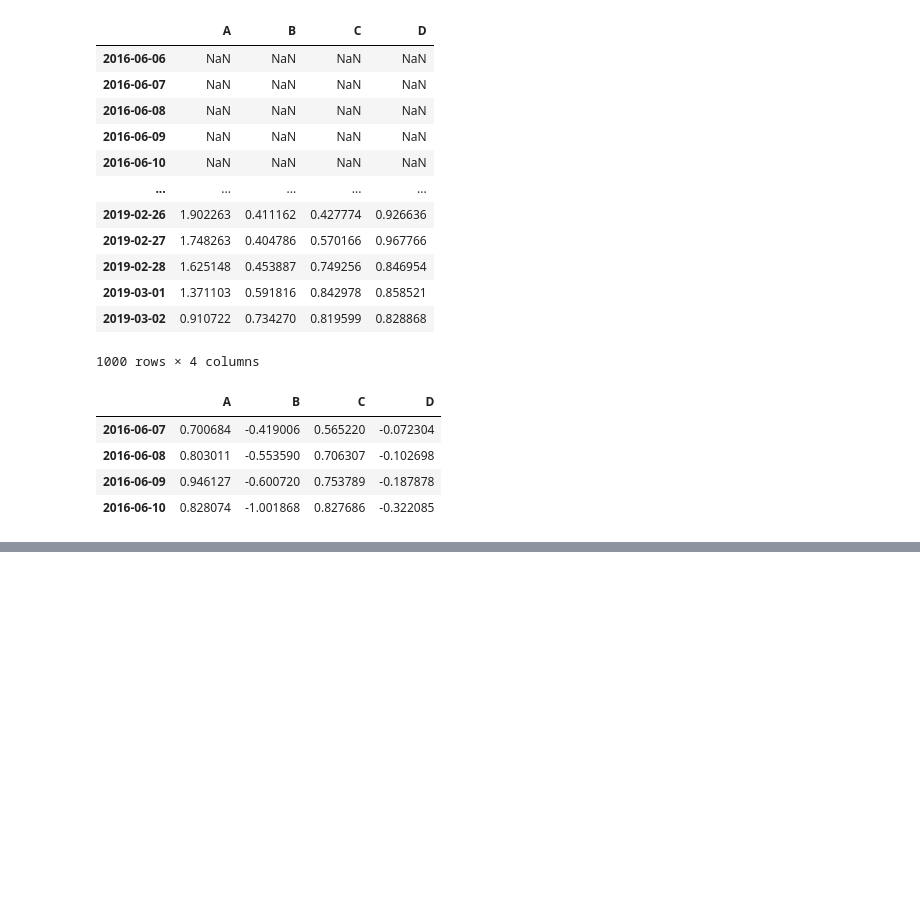
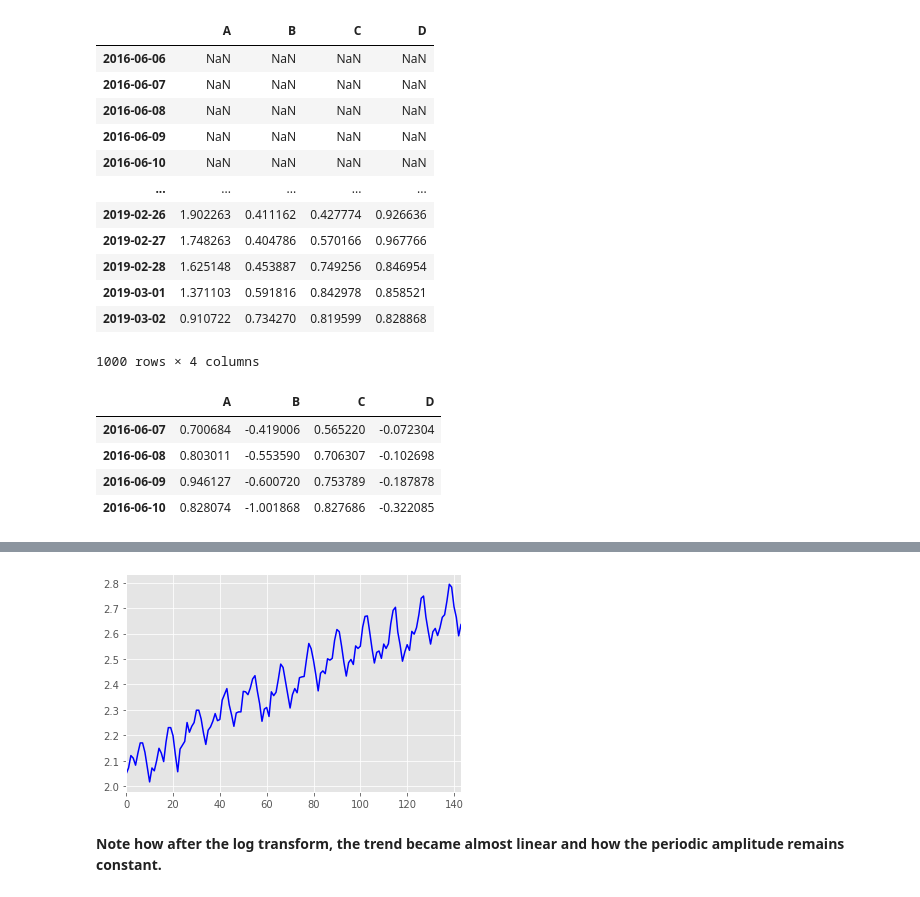
Before and after one commit to bkubsch/time_series, a Jupyter notebook: notebooks/00_introduction.ipynb, the cells around one changed output, grey strips where cells are left out. Cells and saved outputs as stored; diff of their text form; code cells hidden in the pictures; blank space fills up the shorter version.

```diff
--- a/notebooks/00_introduction.ipynb
+++ b/notebooks/00_introduction.ipynb
@@ -486,0 +502,9 @@ df.expanding(min_periods = 1).mean()[1:5]
+# %%
+airline_passengers_log = airline_passengers['Thousands of Passengers'].apply(lambda x: np.log10(x))
+# %%
+plt.style.use('ggplot')
+airline_passengers_log.plot(color='blue');
+# %% [output]
+[figure, added]
+# %% [markdown]
+__Note how after the log transform, the trend became almost linear and how the periodic amplitude remains constant.__
```
Also changed, not shown: parts of 6 cells of this notebook.
